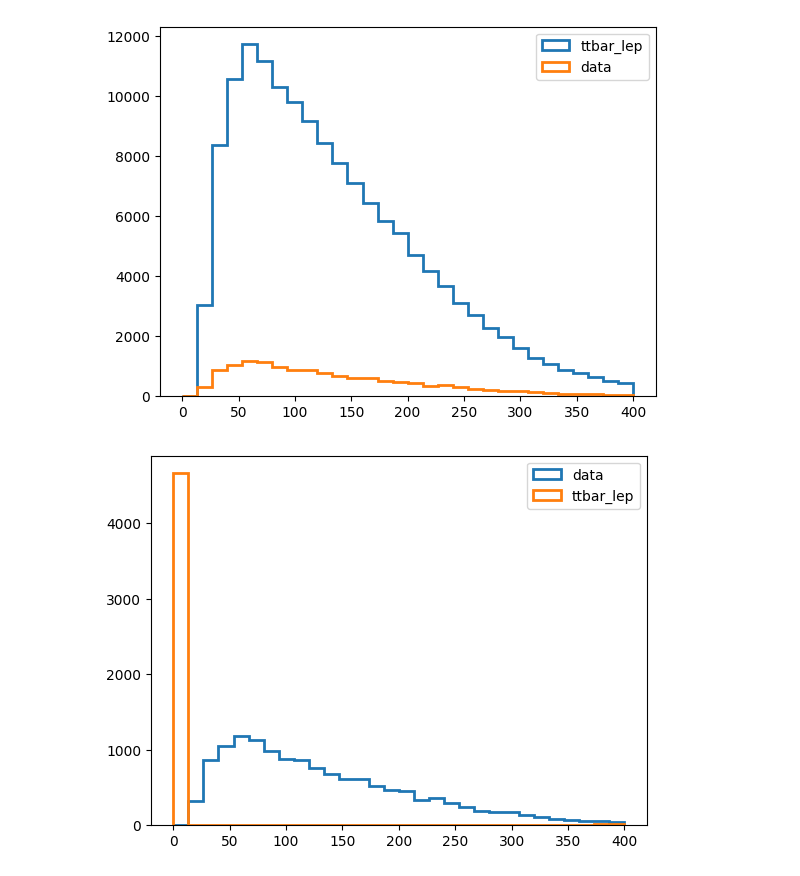
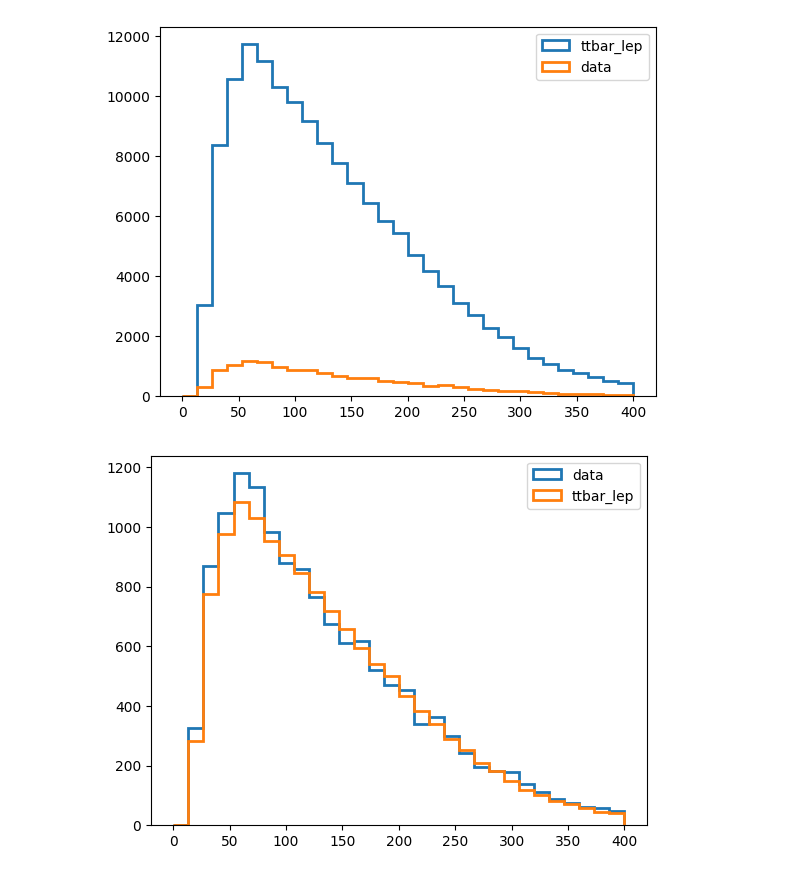
Before and after one commit to joaopedrobiu6/MASHEP_jbiu, a Jupyter notebook: Projeto/DataExploration.ipynb, the cells around one changed output. Cells and saved outputs as stored; diff of their text form; code cells hidden in the pictures.

```diff
--- a/Projeto/DataExploration.ipynb
+++ b/Projeto/DataExploration.ipynb
@@ -125,13 +125,13 @@ Name: weight, Length: 154765, dtype: float64
 [figure]
 # %%
 plt.hist(data["etmiss"], bins=30, histtype="step", linewidth=2, range=(0, 400), label="data")
-plt.hist(ttbar_lep["ttbarMLR"], bins=30, histtype="step", linewidth=2, range=(0, 400), label="ttbar_lep", weights=ttbar_lep["weight"]*0.0924183)
+plt.hist(ttbar_lep["etmiss"], bins=30, histtype="step", linewidth=2, range=(0, 400), label="ttbar_lep", weights=ttbar_lep["weight"]*0.0924183)
 
 # plt.hist(ttbar_lep["etmiss"], bins=30, histtype="step", linewidth=2, range=(0, 400), label="ttbar_s_w")
 plt.legend()
 plt.show()
 # %% [output]
-[figure, old version]
+[figure, new version]
 # %%
 plt.hist(ttbar_lep["weight"]*0.0924183, bins=30, histtype="step", linewidth=2)
 # %% [output]
```
Also changed, not shown: 4 other files.
